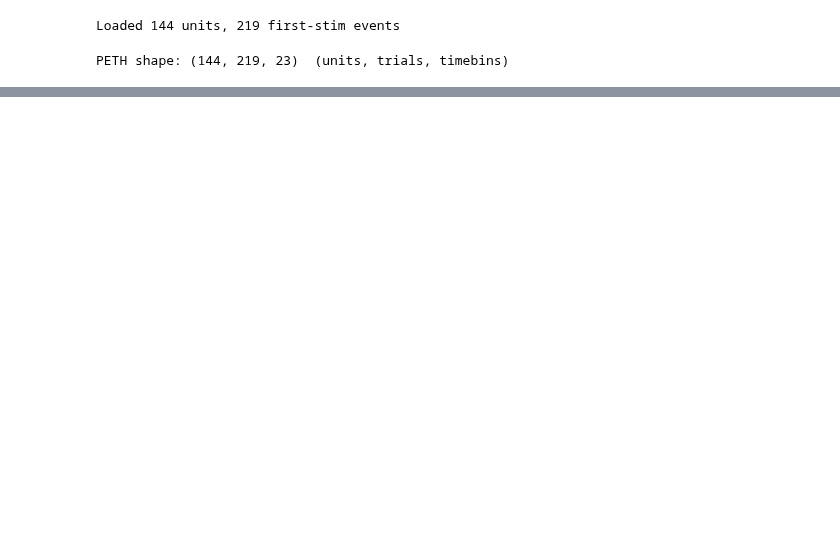
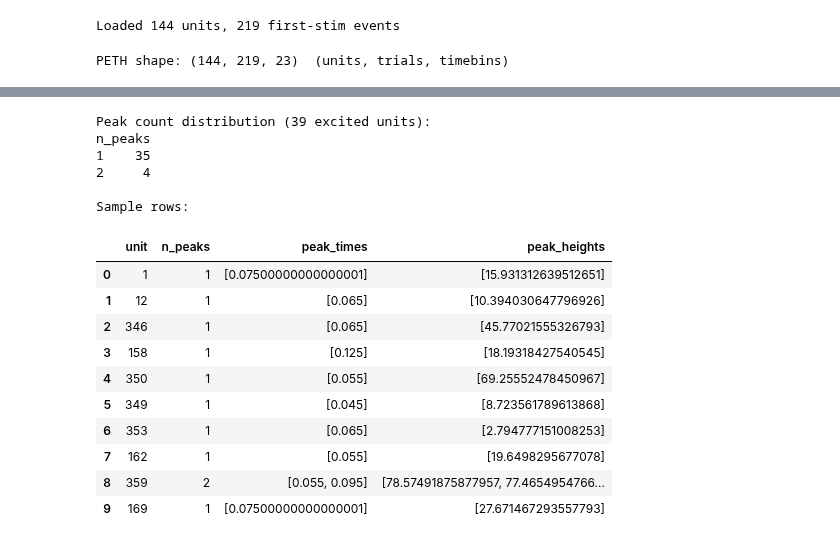
Before and after one commit to rojasgabriel/ephys, a Jupyter notebook: notebooks/selectivity.ipynb, the cells around one changed output, grey strips where cells are left out. Saved outputs shown, nothing was run; the diff lists cells and outputs as text; code cells hidden in the pictures; blank space fills up the shorter version.

```diff
--- a/notebooks/selectivity.ipynb
+++ b/notebooks/selectivity.ipynb
@@ -70,3 +71,49 @@ Selective: 91/144 (39 excited, 52 suppressed)
 | 7 | 8 | 0.591277 | 0.233833 | -0.357443 | -0.101407 | -0.433207 | 1.912673e-01 | 2.459151e-01 | False | False | ... |
 | 8 | 148 | 0.569233 | 0.225335 | -0.343898 | -0.121062 | -0.432811 | 1.002696e-01 | 1.401827e-01 | False | False | ... |
 | 9 | 343 | 0.295016 | 0.048917 | -0.246098 | -0.117512 | -0.715541 | 7.473550e-02 | 1.076191e-01 | False | False | ... |
+# %%
+# Classify excited units by number of PSTH peaks
+# (suppressed units have sub-baseline responses — peak detection doesn't apply)
+exc_idx = np.where(masks["excited"])[0]
+exc_peth = peth[exc_idx]
+exc_ids = [unit_ids[i] for i in exc_idx]
+
+peaks_df = classify_peak_count(
+    exc_peth,
+    bin_centers,
+    unit_ids=exc_ids,
+    search_window=(0.0, 0.15),
+    baseline_window=(-0.04, 0.0),
+    min_prominence_frac=0.25,
+    min_distance_ms=20.0,
+    binwidth_ms=10.0,
+)
+
+# Merge peak info into results_df
+results_df = results_df.merge(
+    peaks_df[["unit", "n_peaks", "peak_times"]], on="unit", how="left"
+)
+results_df["n_peaks"] = results_df["n_peaks"].fillna(0).astype(int)
+
+print(f"Peak count distribution ({len(exc_ids)} excited units):")
+print(peaks_df["n_peaks"].value_counts().sort_index().to_string())
+print("\nSample rows:")
+peaks_df.head(10)
+# %% [output]
+Peak count distribution (39 excited units):
+n_peaks
+1    35
+2     4
+
+Sample rows:
+|  | unit | n_peaks | peak_times | peak_heights |
+| 0 | 1 | 1 | [0.07500000000000001] | [15.931312639512651] |
+| 1 | 12 | 1 | [0.065] | [10.394030647796926] |
+| 2 | 346 | 1 | [0.065] | [45.77021555326793] |
+| 3 | 158 | 1 | [0.125] | [18.19318427540545] |
+| 4 | 350 | 1 | [0.055] | [69.25552478450967] |
+| 5 | 349 | 1 | [0.045] | [8.723561789613868] |
+| 6 | 353 | 1 | [0.065] | [2.794777151008253] |
+| 7 | 162 | 1 | [0.055] | [19.6498295677078] |
+| 8 | 359 | 2 | [0.055, 0.095] | [78.57491875877957, 77.4654954766... |
+| 9 | 169 | 1 | [0.07500000000000001] | [27.671467293557793] |
```
Also changed, not shown: parts of 5 cells of this notebook.
